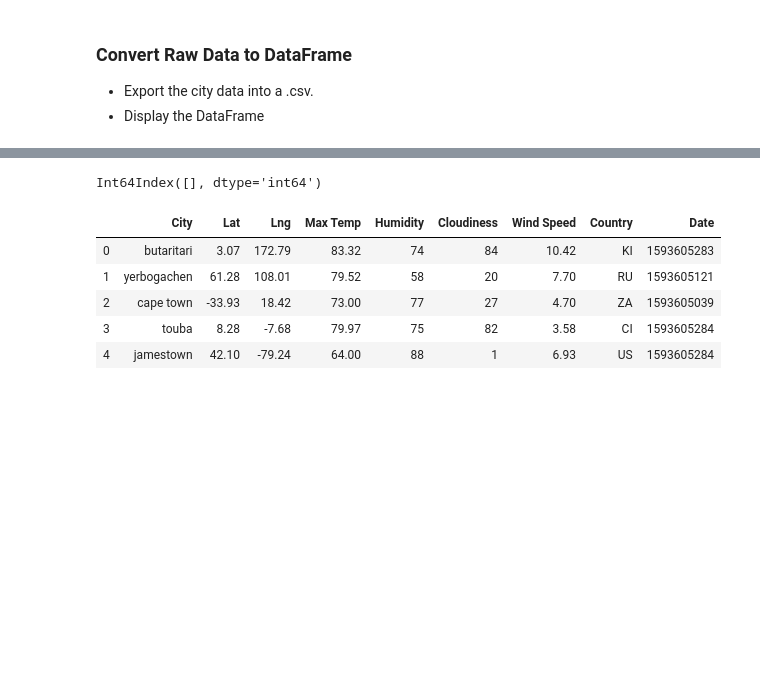
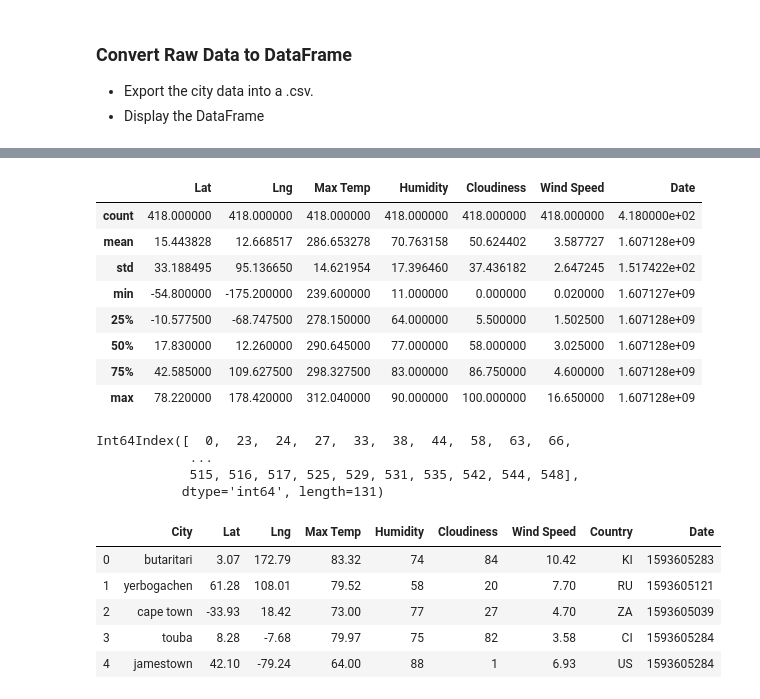
Before and after one commit to perkins228/python-api-challenge, a Jupyter notebook: WeatherPY/WeatherPy.ipynb, the cells around one changed output, grey strips where cells are left out. Cells and saved outputs as stored; diff of their text form; code cells hidden in the pictures; blank space fills up the shorter version.

```diff
--- a/WeatherPY/WeatherPy.ipynb
+++ b/WeatherPY/WeatherPy.ipynb
@@ -131,7 +129,25 @@ Skip this step if there are no cities that have humidity > 100%.
+# %%
+under_90 = city_df[city_df["Humidity"]<= 90]
+under_90.describe()
+# %% [output]
+|  | Lat | Lng | Max Temp | Humidity | Cloudiness | Wind Speed | Date |
+| count | 418.000000 | 418.000000 | 418.000000 | 418.000000 | 418.000000 | 418.000000 | 4.180000e+02 |
+| mean | 15.443828 | 12.668517 | 286.653278 | 70.763158 | 50.624402 | 3.587727 | 1.607128e+09 |
+| std | 33.188495 | 95.136650 | 14.621954 | 17.396460 | 37.436182 | 2.647245 | 1.517422e+02 |
+| min | -54.800000 | -175.200000 | 239.600000 | 11.000000 | 0.000000 | 0.020000 | 1.607127e+09 |
+| 25% | -10.577500 | -68.747500 | 278.150000 | 64.000000 | 5.500000 | 1.502500 | 1.607128e+09 |
+| 50% | 17.830000 | 12.260000 | 290.645000 | 77.000000 | 58.000000 | 3.025000 | 1.607128e+09 |
+| 75% | 42.585000 | 109.627500 | 298.327500 | 83.000000 | 86.750000 | 4.600000 | 1.607128e+09 |
+| max | 78.220000 | 178.420000 | 312.040000 | 90.000000 | 100.000000 | 16.650000 | 1.607128e+09 |
 # %%
-#  Get the indices of cities that have humidity over 100%.
+#  Get the indices of cities that have humidity over 90%.
+over_90 = city_df.index[city_df["Humidity"] > 90]
+print(over_90)
 # %% [output]
-Int64Index([], dtype='int64')
+Int64Index([  0,  23,  24,  27,  33,  38,  44,  58,  63,  66,
+            ...
+            515, 516, 517, 525, 529, 531, 535, 542, 544, 548],
+           dtype='int64', length=131)
 # %%
 # Make a new DataFrame equal to the city data to drop all humidity outliers by index.
 # Passing "inplace=False" will make a copy of the city_data DataFrame, which we call "clean_city_data".
```
Also changed, not shown: parts of 9 cells of this notebook, 1 other file.
